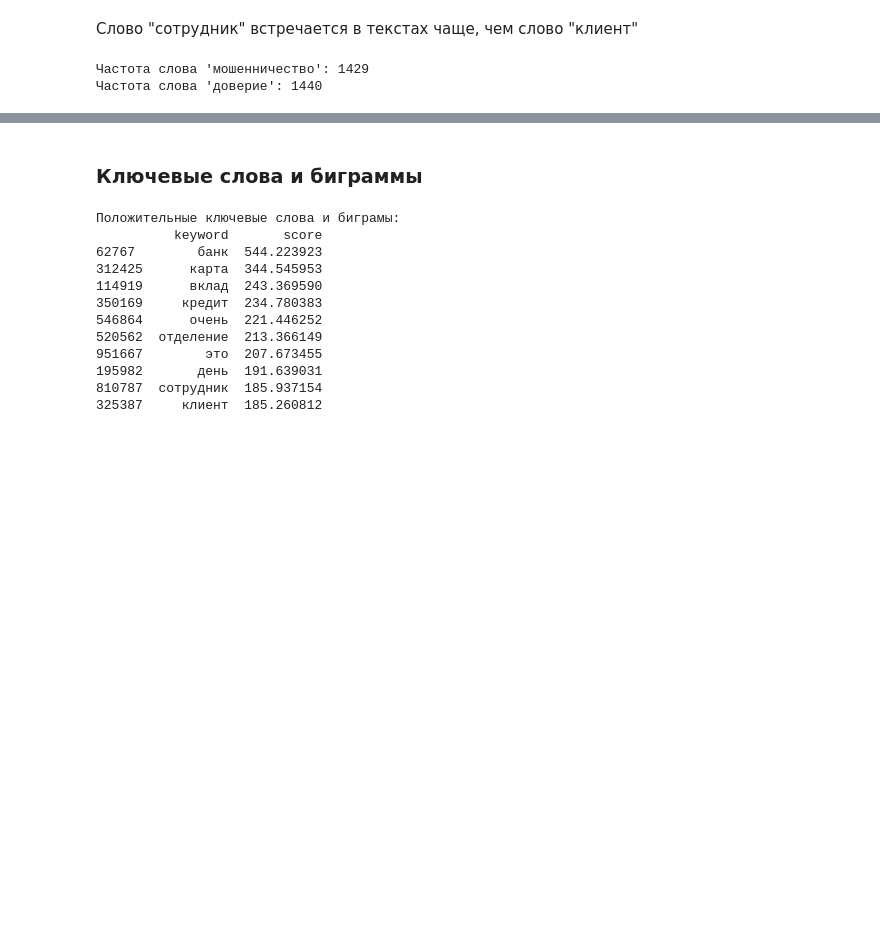
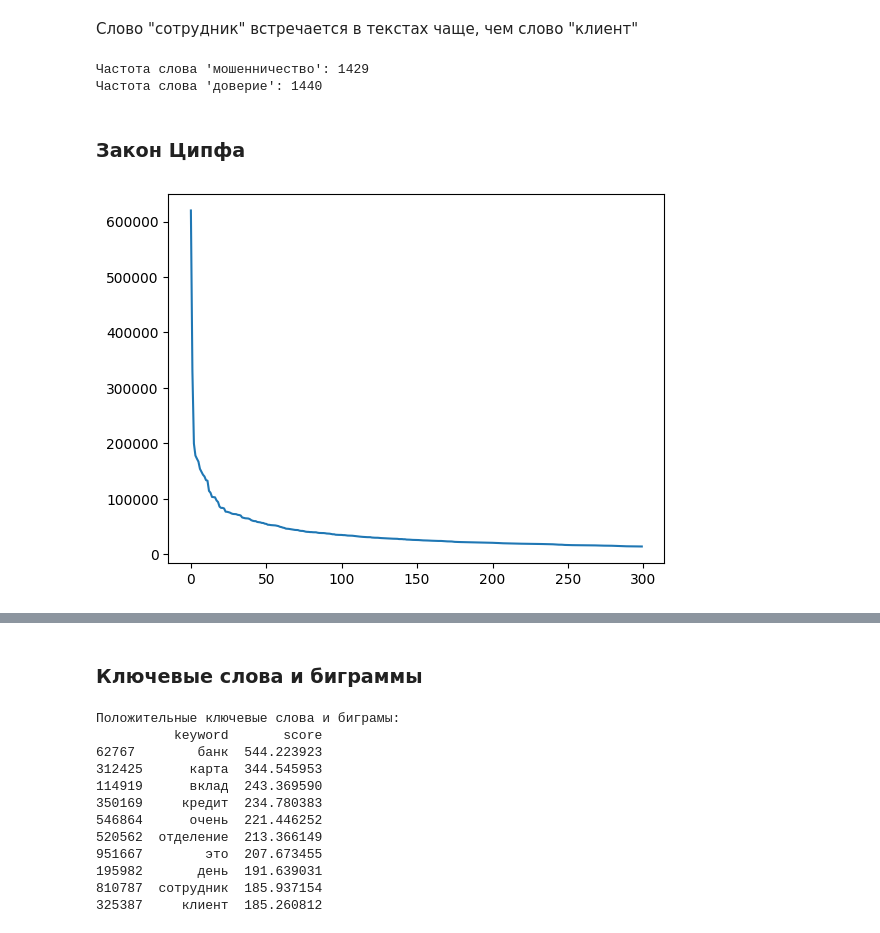
Before and after one commit to Krashper/Banks_text_classification, a Jupyter notebook: Text_classification.ipynb, the cells around one changed output, grey strips where cells are left out. Saved outputs shown, nothing was run; the diff lists cells and outputs as text; code cells hidden in the pictures; blank space fills up the shorter version.

```diff
--- a/Text_classification.ipynb
+++ b/Text_classification.ipynb
@@ -270,9 +270,9 @@ for lemma in tqdm(lemmas):
             nouns.append(p.normal_form)
             break
 
-allWordsDict = nltk.FreqDist(nouns)
+allNounsDict = nltk.FreqDist(nouns)
 
-for word, frequency in allWordsDict.most_common(10):
+for word, frequency in allNounsDict.most_common(10):
     print(f"{word}: {frequency}")
 # %% [output]
 банк: 395680
@@ -293,3 +293,14 @@ print(f"Частота слова 'доверие': {allWordsDict['довери
 # %% [output]
 Частота слова 'мошенничество': 1429
 Частота слова 'доверие': 1440
+# %% [markdown]
+### Закон Ципфа
+# %%
+freqs = list(allWordsDict.values())
+freqs = sorted(freqs, reverse=True)
+
+fig, ax = plt.subplots()
+ax.plot(range(300), freqs[:300])
+plt.show()
+# %% [output]
+[figure, added]
```
Also changed, not shown: parts of 5 cells of this notebook.
